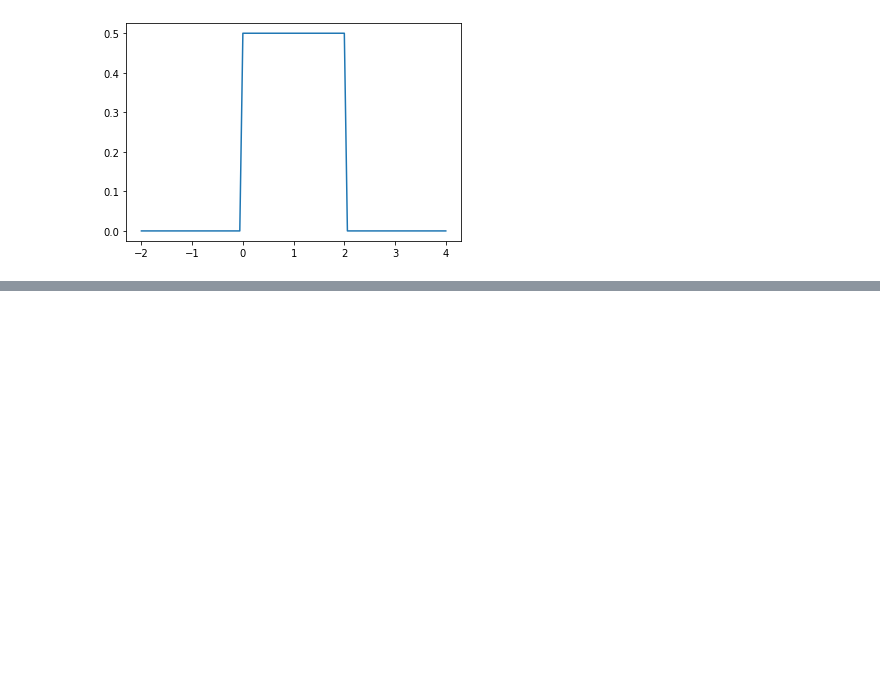
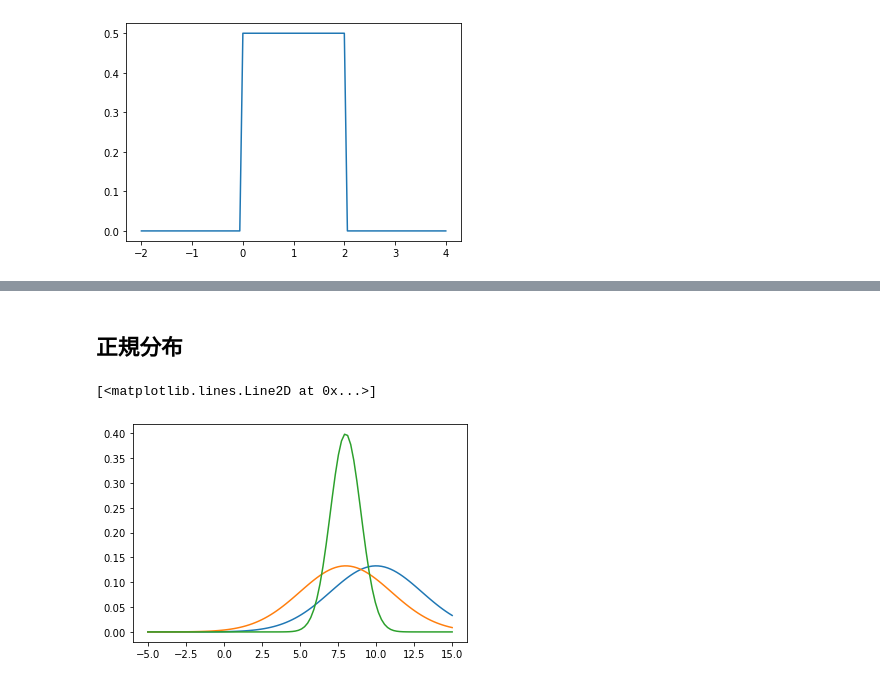
Before and after one commit to pajannat/my-learning, a Jupyter notebook: Kame_Udemy_StatsCourse/statistics.ipynb, the cells around one changed output, grey strips where cells are left out. Saved outputs shown, nothing was run; the diff lists cells and outputs as text; code cells hidden in the pictures; blank space fills up the shorter version.

```diff
--- a/Kame_Udemy_StatsCourse/statistics.ipynb
+++ b/Kame_Udemy_StatsCourse/statistics.ipynb
@@ -341,0 +363,13 @@ plt.plot(x, y)
+# %% [markdown]
+## 正規分布
+# %%
+x = np.linspace(-5, 15, 100)
+y = stats.norm(loc=10, scale=3).pdf(x)
+y2 = stats.norm(loc=8, scale=3).pdf(x)
+y3 = stats.norm(loc=8, scale=1).pdf(x)
+plt.plot(x, y)
+plt.plot(x, y2)
+plt.plot(x, y3)
+# %% [output]
+[<matplotlib.lines.Line2D at 0x...>]
+[figure, added]
```
Also changed, not shown: parts of 9 cells of this notebook.
